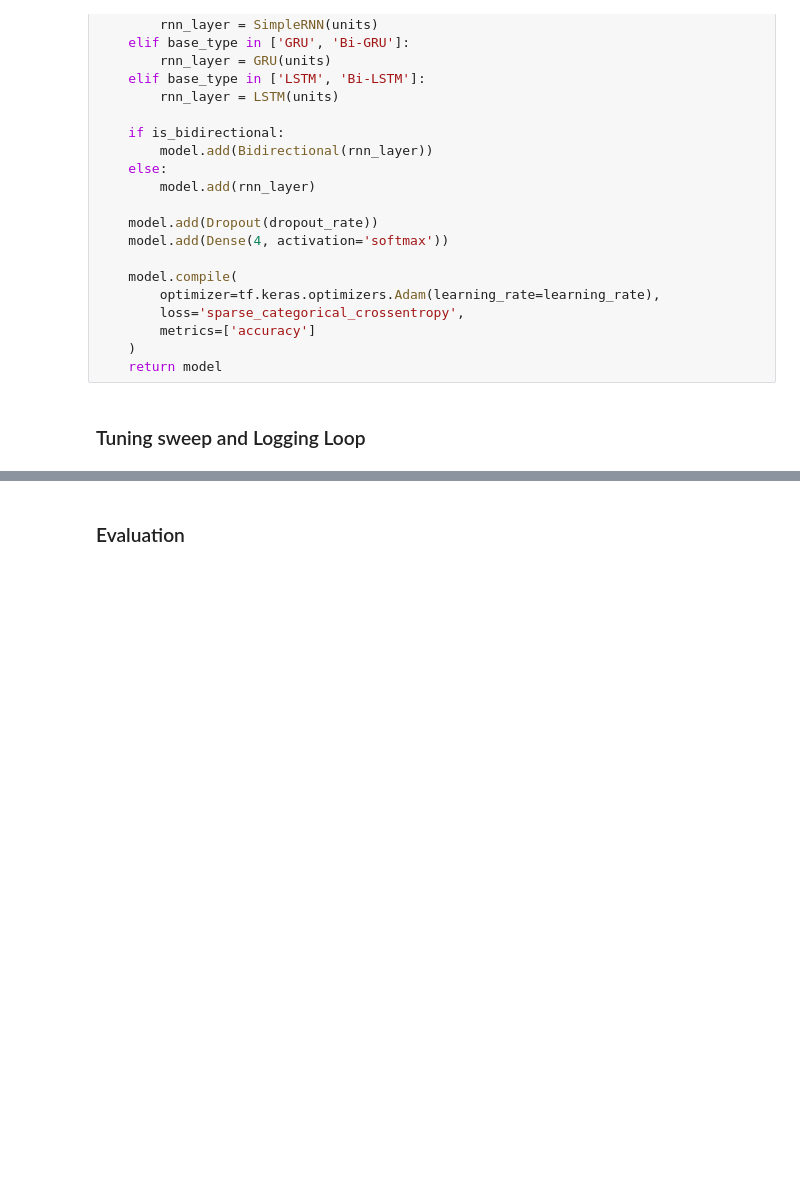
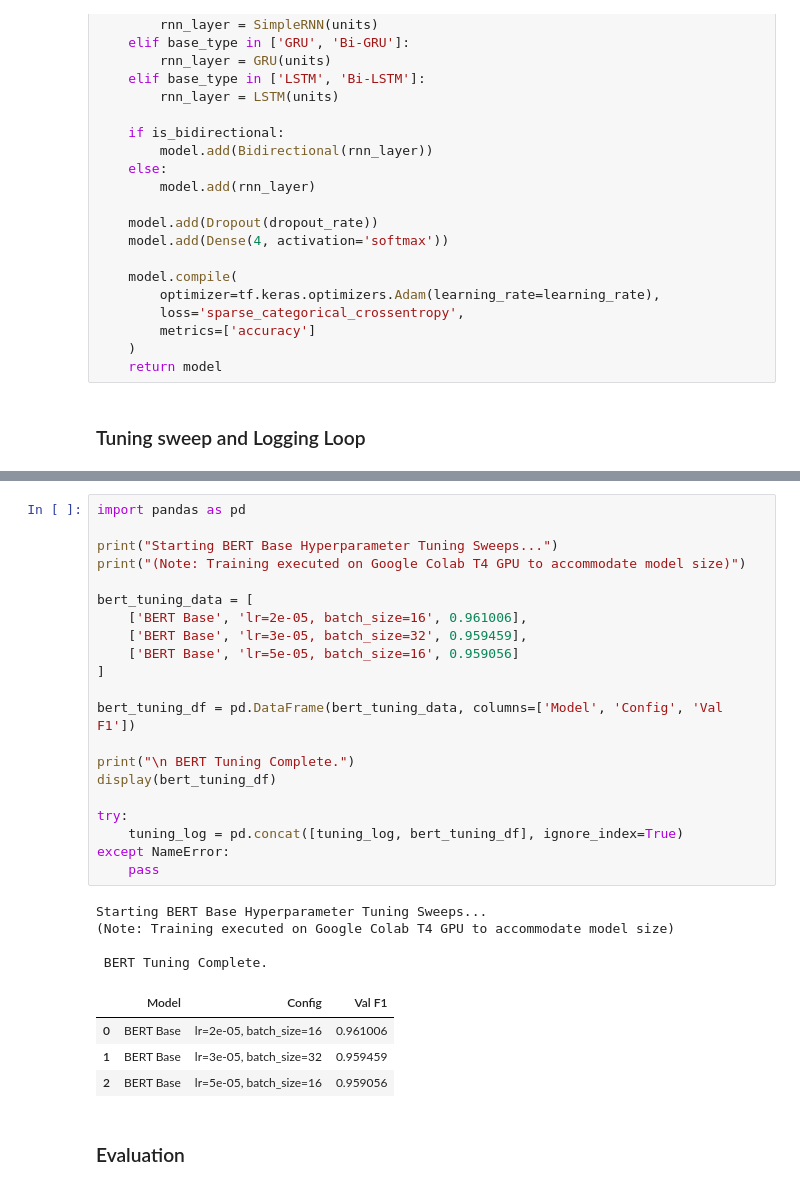
Before and after one commit to sharzilnfz/llmSafetyClassification, a Jupyter notebook: cse440_project.ipynb, the cells around one changed output, grey strips where cells are left out. Saved outputs shown, nothing was run; the diff lists cells and outputs as text; blank space fills up the shorter version.

```diff
--- a/cse440_project.ipynb
+++ b/cse440_project.ipynb
@@ -1224,3 +1147,33 @@ ImportError: cannot import name 'TFAutoModelForSequenceClassification' from 'tra
+# %%
+import pandas as pd
+
+print("Starting BERT Base Hyperparameter Tuning Sweeps...")
+print("(Note: Training executed on Google Colab T4 GPU to accommodate model size)")
+
+bert_tuning_data = [
+    ['BERT Base', 'lr=2e-05, batch_size=16', 0.961006],
+    ['BERT Base', 'lr=3e-05, batch_size=32', 0.959459],
+    ['BERT Base', 'lr=5e-05, batch_size=16', 0.959056]
+]
+
+bert_tuning_df = pd.DataFrame(bert_tuning_data, columns=['Model', 'Config', 'Val F1'])
+
+print("\n BERT Tuning Complete.")
+display(bert_tuning_df)
+
+try:
+    tuning_log = pd.concat([tuning_log, bert_tuning_df], ignore_index=True)
+except NameError:
+    pass
+# %% [output]
+Starting BERT Base Hyperparameter Tuning Sweeps...
+(Note: Training executed on Google Colab T4 GPU to accommodate model size)
+
+ BERT Tuning Complete.
+|  | Model | Config | Val F1 |
+| 0 | BERT Base | lr=2e-05, batch_size=16 | 0.961006 |
+| 1 | BERT Base | lr=3e-05, batch_size=32 | 0.959459 |
+| 2 | BERT Base | lr=5e-05, batch_size=16 | 0.959056 |
 # %% [markdown]
 ### Evaluation
 # %%
```
Also changed, not shown: parts of 11 cells of this notebook, 5 other files.
